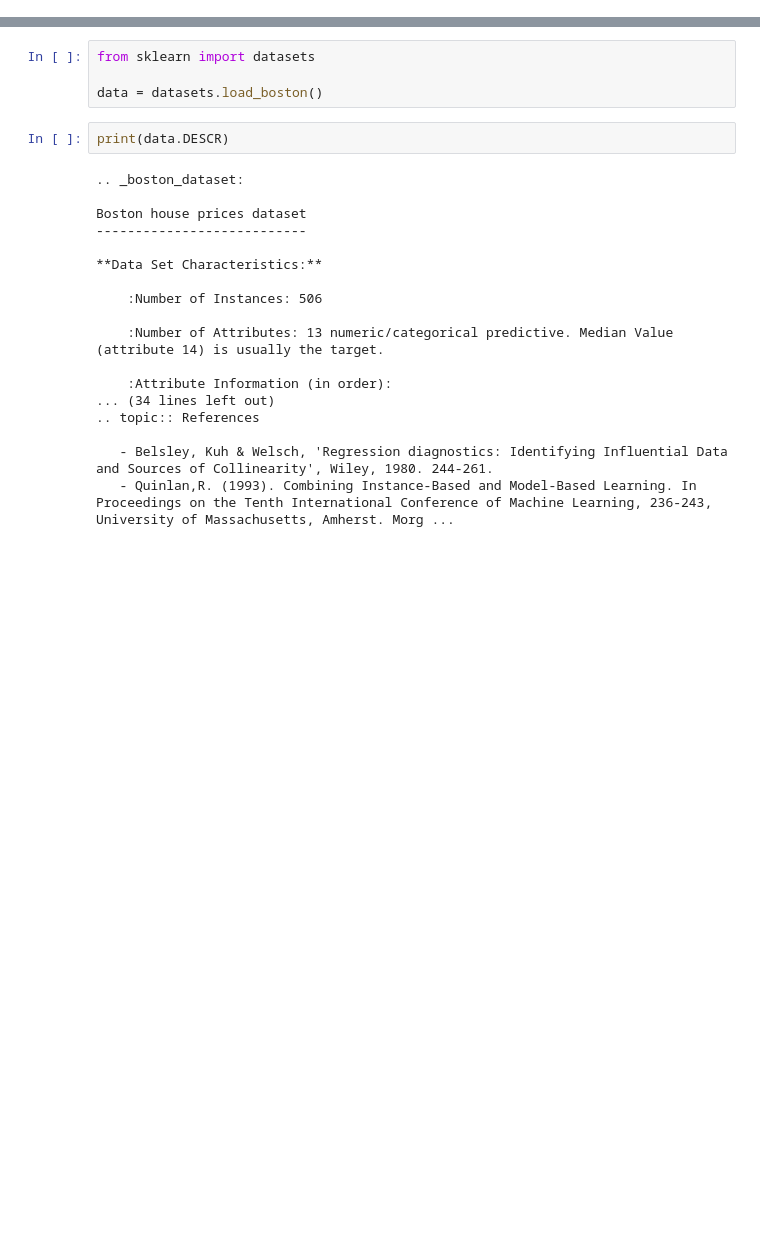
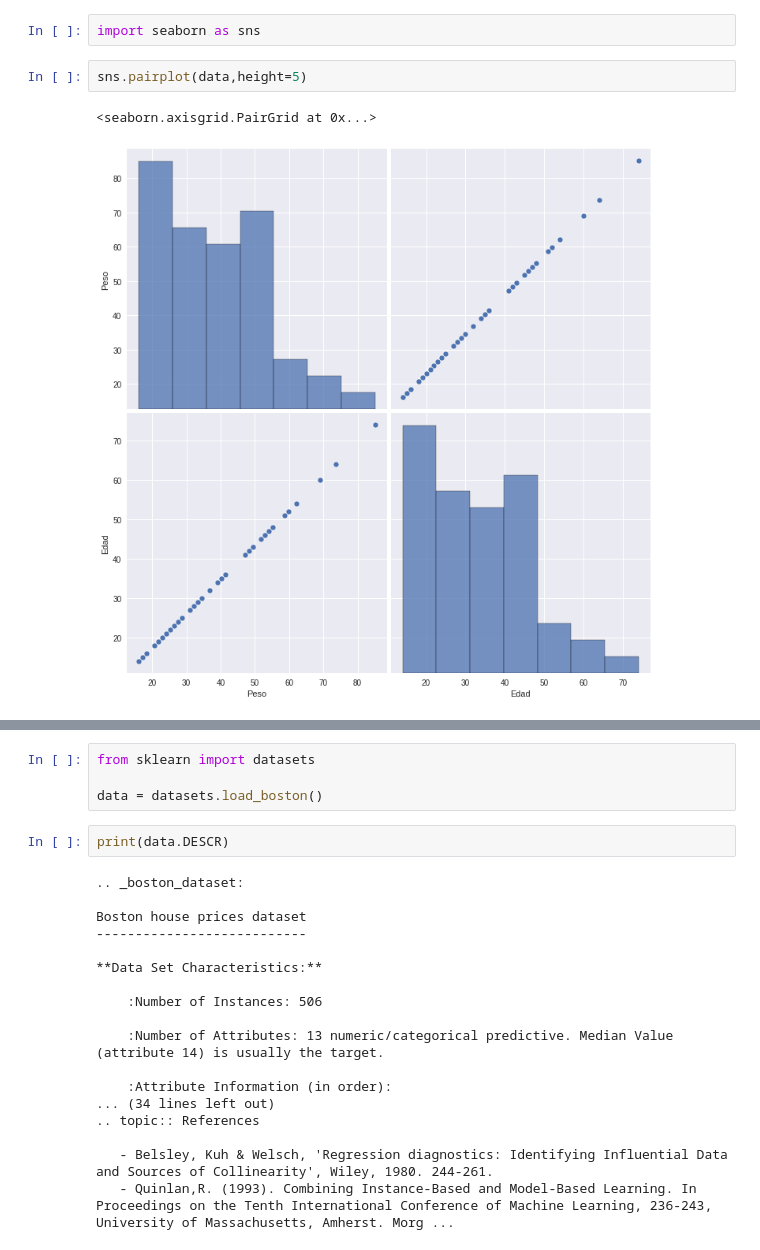
Before and after one commit to ayrtonddr/DS_taller, a Jupyter notebook: Linear_Regression.ipynb, the cells around one changed output, grey strips where cells are left out. Saved outputs shown, nothing was run; the diff lists cells and outputs as text; blank space fills up the shorter version.

```diff
--- a/Linear_Regression.ipynb
+++ b/Linear_Regression.ipynb
@@ -2,0 +63,7 @@
+# %%
+import seaborn as sns
+# %%
+sns.pairplot(data,height=5)
+# %% [output]
+<seaborn.axisgrid.PairGrid at 0x...>
+[figure, added]
```
Also changed, not shown: parts of 13 cells of this notebook.
